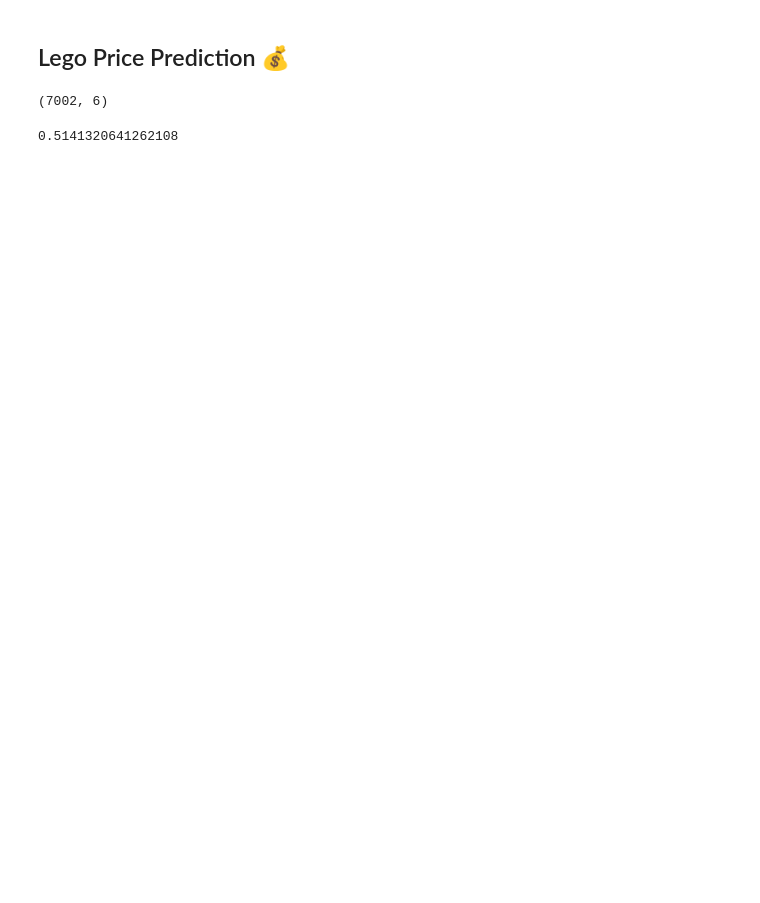
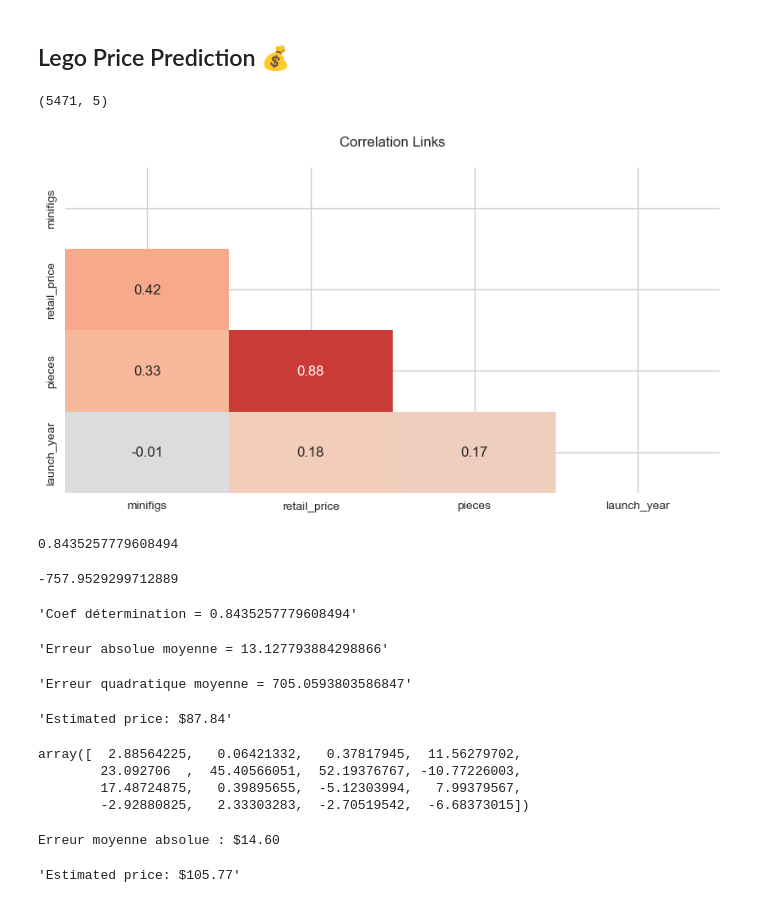
Before and after one commit to iwry1985/legotheque, a Jupyter notebook: data/prices_previsions_ml.ipynb, the cells around one changed output. Cells and saved outputs as stored; diff of their text form; code cells hidden in the pictures; blank space fills up the shorter version.

```diff
--- a/data/prices_previsions_ml.ipynb
+++ b/data/prices_previsions_ml.ipynb
@@ -20,16 +27,12 @@ with engine.connect() as con:
 #merge tables
 #df = f_sales.merge(d_legoset, left_on="fk_set_id", right_on="set_id")
 # %%
-data = d_legoset[["set_id", "launch_year", "minifigs", "min_age", "theme", "retail_price"]].copy()
+data = d_legoset[["minifigs", "retail_price", "pieces", "launch_year", "theme_group"]].copy()
+
 data.isna().sum()
 
+data.dropna(inplace=True)
+
 data.shape
 # %% [output]
-(7002, 6)
+(5471, 5)
-# %%
-#features
-data = data[["launch_year", "minifigs", "min_age", "theme"]]
-#transformer theme en numérique (une colonne par catégorie)
-X = pd.get_dummies(data, columns=['theme'], prefix='theme')
-#cible
-y = data["retail_price"]
@@ -40,9 +39,12 @@ X_train, X_test, y_train, y_test = train_test_split(X, y, test_size=0.3, random_
-# %%
-from sklearn.linear_model import LinearRegression
-
-model = LinearRegression()
-model.fit(X, y)
-
-model.score(X, y)
-# %% [output]
-0.5141320641262108
+# %%
+corr_init = data.corr(method="spearman", numeric_only=True).round(2)
+mask = np.triu(np.ones_like(corr_init, dtype=bool))
+
+plt.figure(figsize=(10,5))
+plt.title('Correlation Links\n')
+
+#heatmap
+sns.heatmap(data=corr_init, vmin=-1, vmax=1, cmap="coolwarm", cbar=False, annot=True, mask=mask)
+plt.show()
+# %% [output]
+[figure, added]
@@ -48,0 +86,20 @@ model.score(X, y)
+# %%
+model, X, y, df = prepare_model(data)
+model.score(X, y)
+# %% [output]
+0.8435257779608494
+# %%
+model.intercept_
+# %% [output]
+-757.9529299712889
+# %%
+from sklearn.metrics import mean_absolute_error, mean_squared_error, r2_score
+
+y_pred = model.predict(X)
+display(f"Coef détermination = {r2_score(y, y_pred)}") #=> model.score(X, y)
+display(f"Erreur absolue moyenne = {mean_absolute_error(y, y_pred)}")
+display(f"Erreur quadratique moyenne = {mean_squared_error(y, y_pred)}")
+# %% [output]
+'Coef détermination = 0.8435257779608494'
+'Erreur absolue moyenne = 13.127793884298866'
+'Erreur quadratique moyenne = 705.0593803586847'
@@ -48,0 +134,17 @@ model.score(X, y)
+# %%
+minifigs = 4
+theme_id = 'Licensed'
+pieces = 1000
+launch_year = 2030
+size = "1000-2000"
+
+predict_price(model, minifigs, theme_id, pieces, launch_year, size)
+# %% [output]
+'Estimated price: $87.84'
+# %%
+model.coef_
+# %% [output]
+array([  2.88564225,   0.06421332,   0.37817945,  11.56279702,
+        23.092706  ,  45.40566051,  52.19376767, -10.77226003,
+        17.48724875,   0.39895655,  -5.12303994,   7.99379567,
+        -2.92880825,   2.33303283,  -2.70519542,  -6.68373015])
@@ -48,0 +167,6 @@ model.score(X, y)
+# %%
+tree_model = prepare_decision_tree(X, y)
+predict_price(tree_model, minifigs, theme_id, pieces, launch_year, size)
+# %% [output]
+Erreur moyenne absolue : $14.60
+'Estimated price: $105.77'
```
Also changed, not shown: parts of 15 cells of this notebook, 23 other files.
